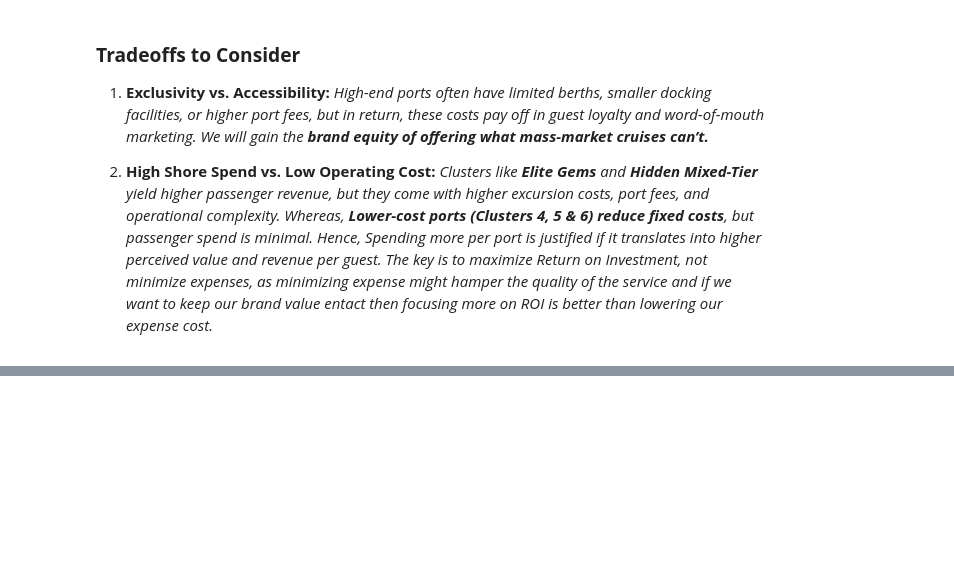
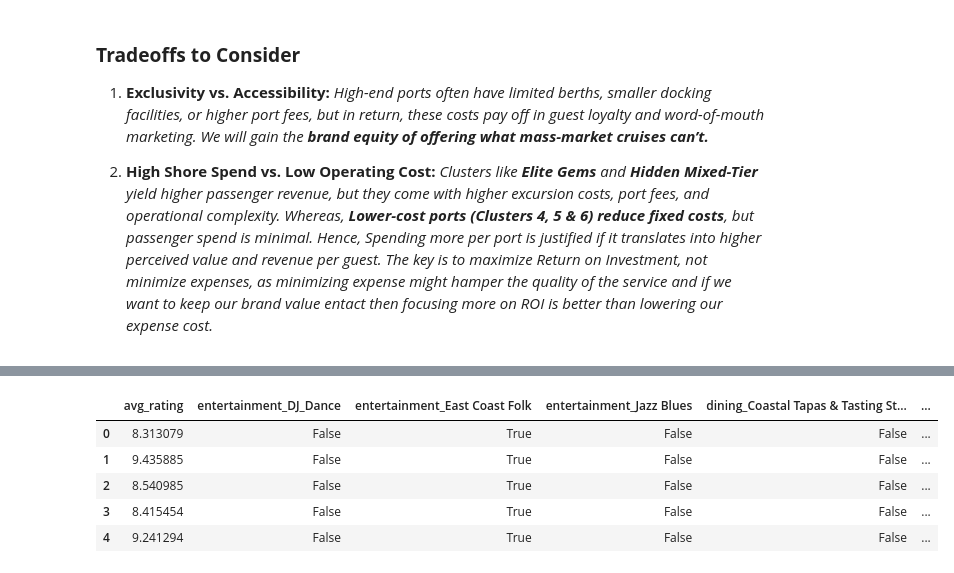
Before and after one commit to pranjul11garg/Lobster-Land-Marketing-Strategy, a Jupyter notebook: lobster.ipynb, the cells around one changed output, grey strips where cells are left out. Cells and saved outputs as stored; diff of their text form; code cells hidden in the pictures; blank space fills up the shorter version.

```diff
--- a/lobster.ipynb
+++ b/lobster.ipynb
@@ -527,0 +569,12 @@ plt.show()
+# %%
+ratings_input = pd.get_dummies(voyage_df, drop_first = True,
+                               columns = ['entertainment', 'dining', 'cabin', 'amenities', 'cocktail_credits'])
+
+ratings_input.head()
+# %% [output]
+|  | avg_rating | entertainment_DJ_Dance | entertainment_East Coast Folk | entertainment_Jazz Blues | dining_Coastal Tapas & Tasting St... | ... |
+| 0 | 8.313079 | False | True | False | False | ... |
+| 1 | 9.435885 | False | True | False | False | ... |
+| 2 | 8.540985 | False | True | False | False | ... |
+| 3 | 8.415454 | False | True | False | False | ... |
+| 4 | 9.241294 | False | True | False | False | ... |
```
Also changed, not shown: parts of 5 cells of this notebook.
